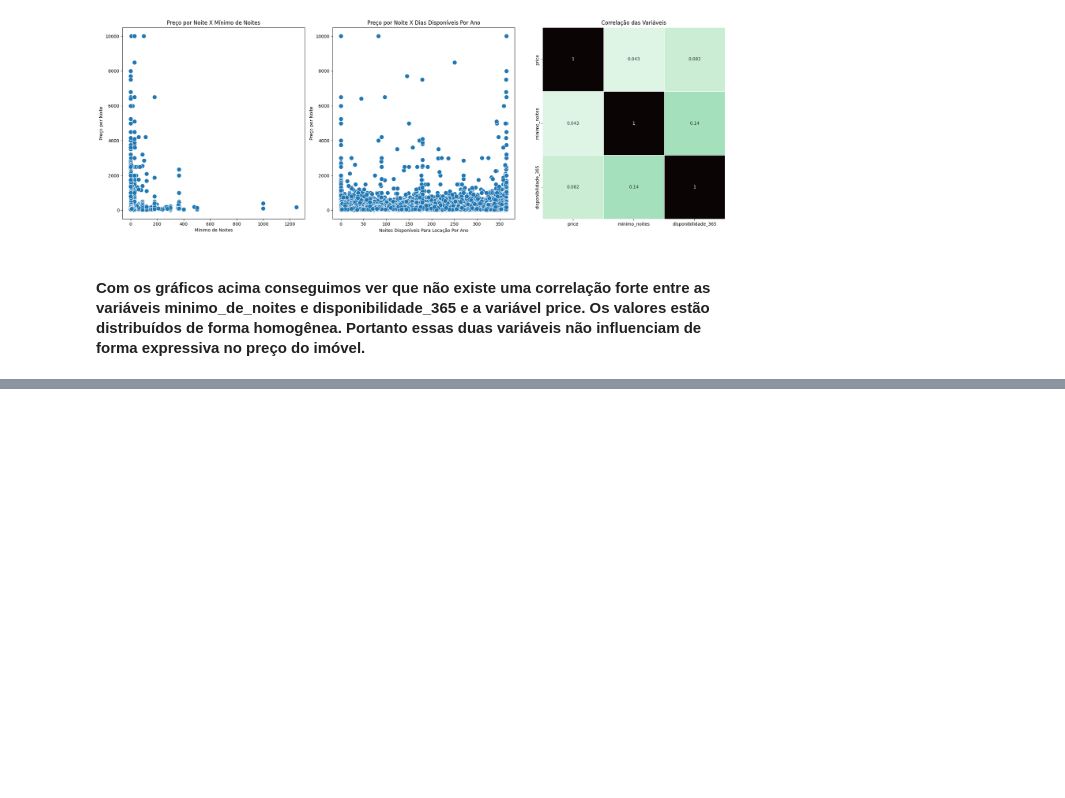
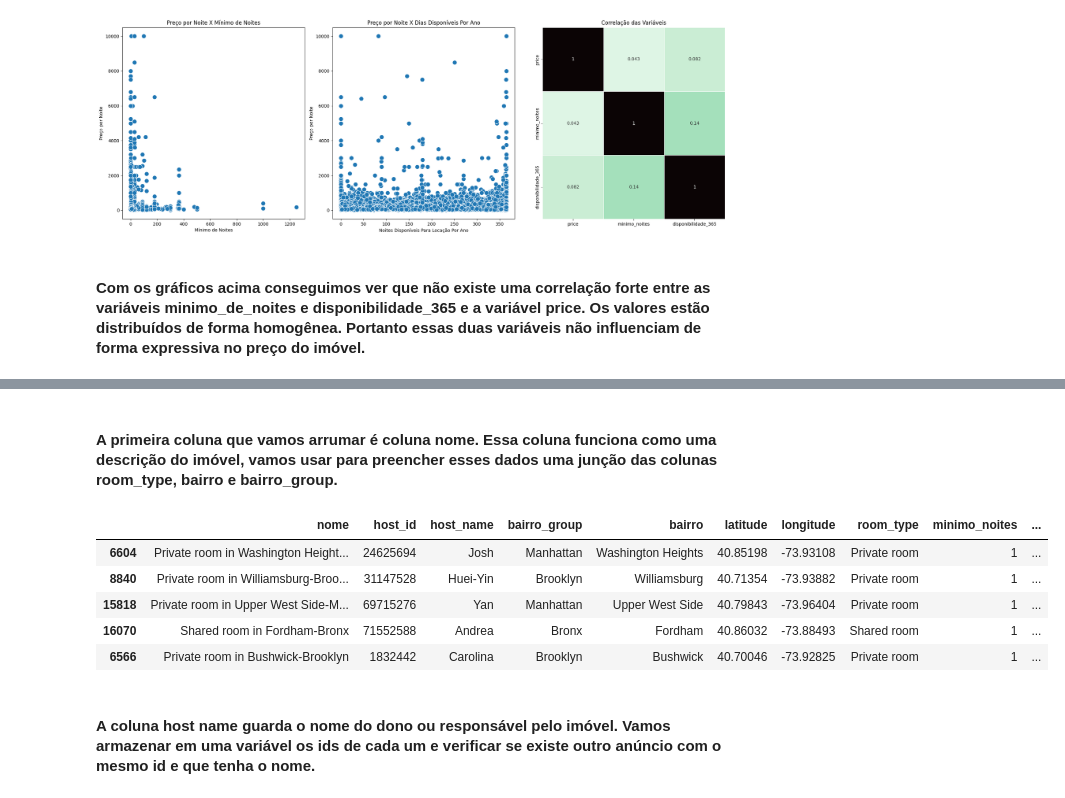
Before and after one commit to DenisePotenza/Indicium, a Jupyter notebook: LH_CD_DENISEPOTENZA.ipynb, the cells around one changed output, grey strips where cells are left out. Saved outputs shown, nothing was run; the diff lists cells and outputs as text; code cells hidden in the pictures; blank space fills up the shorter version.

```diff
--- a/LH_CD_DENISEPOTENZA.ipynb
+++ b/LH_CD_DENISEPOTENZA.ipynb
@@ -542,0 +750,11 @@ Apenas 1265 palavras são exclusivas de apartamentos acima de US$ 334.
+# %%
+#Split dataset in train, test and validation sets
+
+X = ny_rent.drop(['id', 'price'], axis=1)
+y = ny_rent['price']
+
+#Split the dataset in train and a temporary variable
+X_train, X_temp, y_train, y_temp = train_test_split(X,y, test_size=.3, random_state=42)
+
+#Split the temporary variable in test and validation
+X_val, X_text, y_val, y_test = train_test_split(X,y, test_size=.5, random_state=42)
@@ -542,0 +783,20 @@ Apenas 1265 palavras são exclusivas de apartamentos acima de US$ 334.
+# %% [markdown]
+#### A primeira coluna que vamos arrumar é coluna nome. Essa coluna funciona como uma descrição do imóvel, vamos usar para preencher esses dados uma junção das colunas room_type, bairro e bairro_group.
+# %%
+#Saves index
+ind = X_train.loc[X_train['nome'].isna(), 'nome'].index
+
+#Change the missing values
+X_train.loc[X_train['nome'].isna(), 'nome'] = (X_train['room_type'] + ' in ' + X_train['bairro'] + '-' + X_train['bairro_group'])
+# %%
+#Check changes
+X_train.loc[ind].head()
+# %% [output]
+|  | nome | host_id | host_name | bairro_group | bairro | latitude | longitude | room_type | minimo_noites | ... |
+| 6604 | Private room in Washington Height... | 24625694 | Josh | Manhattan | Washington Heights | 40.85198 | -73.93108 | Private room | 1 | ... |
+| 8840 | Private room in Williamsburg-Broo... | 31147528 | Huei-Yin | Brooklyn | Williamsburg | 40.71354 | -73.93882 | Private room | 1 | ... |
+| 15818 | Private room in Upper West Side-M... | 69715276 | Yan | Manhattan | Upper West Side | 40.79843 | -73.96404 | Private room | 1 | ... |
+| 16070 | Shared room in Fordham-Bronx | 71552588 | Andrea | Bronx | Fordham | 40.86032 | -73.88493 | Shared room | 1 | ... |
+| 6566 | Private room in Bushwick-Brooklyn | 1832442 | Carolina | Brooklyn | Bushwick | 40.70046 | -73.92825 | Private room | 1 | ... |
+# %% [markdown]
+#### A coluna host name guarda o nome do dono ou responsável pelo imóvel. Vamos armazenar em uma variável os ids de cada um e verificar se existe outro anúncio com o mesmo id e que tenha o nome.
```
Also changed, not shown: parts of 64 cells of this notebook.
